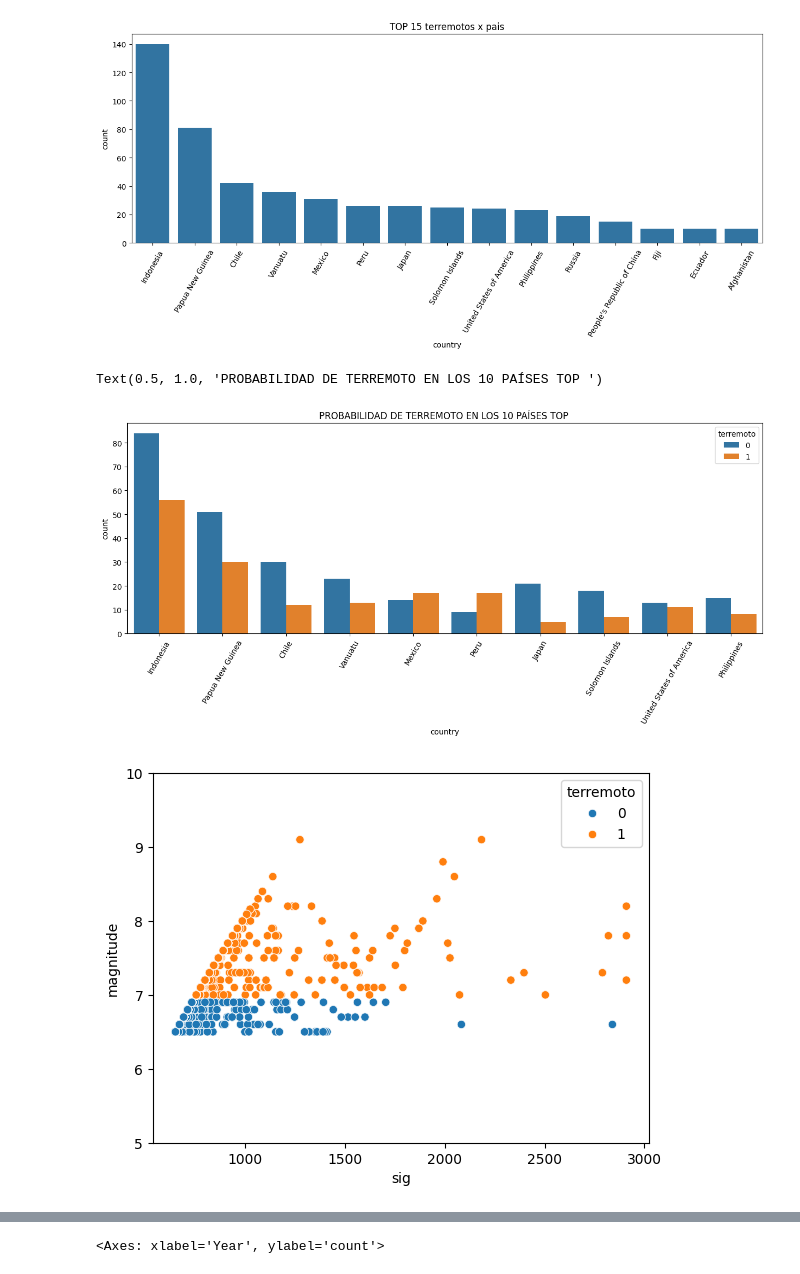
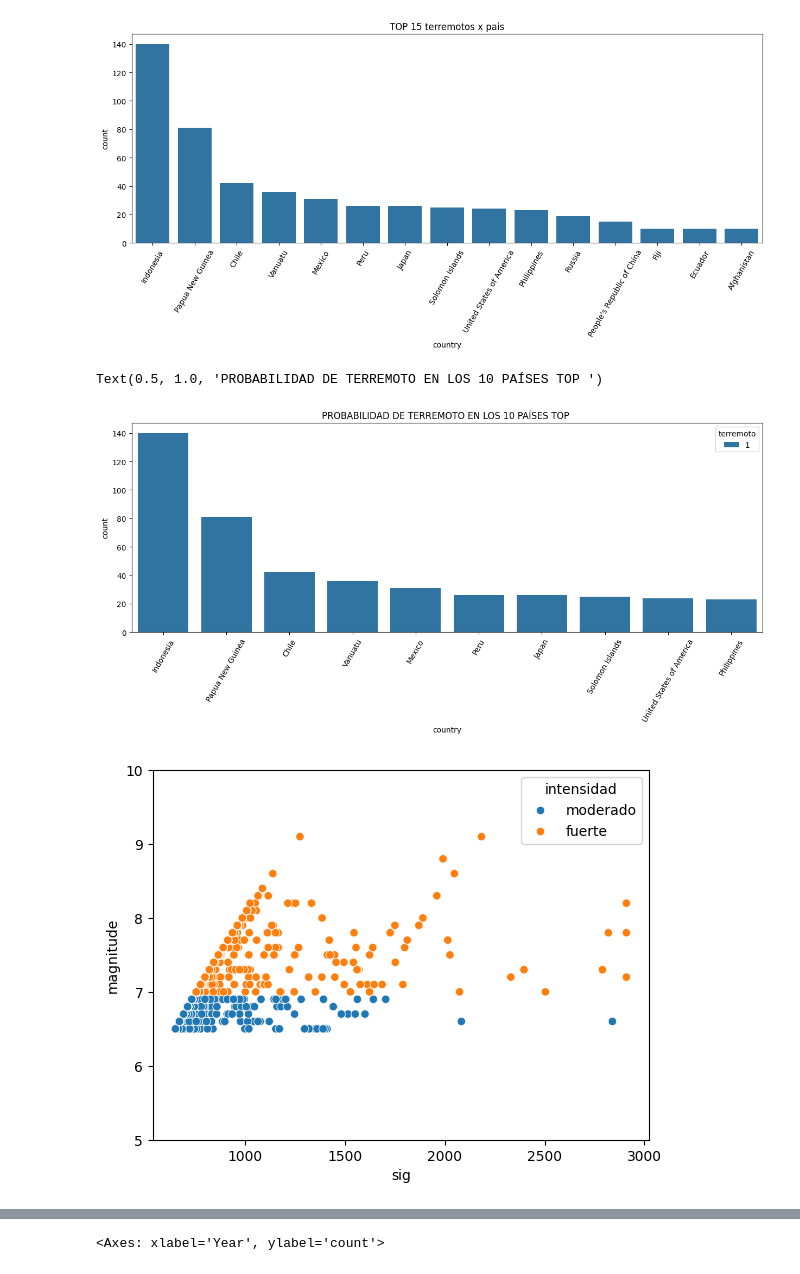
Before and after one commit to CristianLLDev/talentotech, a Jupyter notebook: Proyecto Final Regresion Logistica Terremotos/Proyecto_final_Bootcam_IA_Integrador_Terremotos_Cristian_Llanten.ipynb, the cells around one changed output, grey strips where cells are left out. Saved outputs shown, nothing was run; the diff lists cells and outputs as text; code cells hidden in the pictures.

```diff
--- a/Proyecto Final Regresion Logistica Terremotos/Proyecto_final_Bootcam_IA_Integrador_Terremotos_Cristian_Llanten.ipynb
+++ b/Proyecto Final Regresion Logistica Terremotos/Proyecto_final_Bootcam_IA_Integrador_Terremotos_Cristian_Llanten.ipynb
@@ -8,11 +8,14 @@ from sklearn.linear_model import LogisticRegression
 from sklearn.metrics import classification_report, confusion_matrix, accuracy_score
 import seaborn as sns
 import matplotlib.pyplot as plt
+df_sredondeo =pd.read_csv("earthquake_1995-2023.csv")
+df = df_sredondeo.round(1)
+#en la escala de Richter, un terremoto se considera significativo a partir de una magnitud de 3.5.
 
-df = pd.read_csv("earthquake_1995-2023.csv")
-#en la escala de Richter, un terremoto se considera significativo a partir de una magnitud de 3.5.
-umbral_terremoto = 7
-df['terremoto'] = np.where(df['magnitude'] >= umbral_terremoto, 1, 0)
+df['terremoto'] = np.where(df['magnitude'] >= 3.5, 1, 0)
+# Crear la columna 'intensidad' con las categorías especificadas
+df['intensidad'] = np.where(df['magnitude'] <= 3.5, 'leve',
+                           np.where(df['magnitude'] <= 6.9, 'moderado', 'fuerte'))
 # %%
 pd.set_option('display.max_columns', None)
 pd.set_option('display.max_rows', None)
@@ -225,12 +239,12 @@ plt.title('PROBABILIDAD DE TERREMOTO EN LOS 10 PAÍSES TOP ')
 #Indonesia has the highest number of earthquakes worldwide, but Papua New Guinea and Philippines  has a very high risk of tsunamis following an earthquake.
 # %% [output]
 Text(0.5, 1.0, 'PROBABILIDAD DE TERREMOTO EN LOS 10 PAÍSES TOP ')
-[figure, old version]
+[figure, new version]
 # %%
-sns.scatterplot(x='sig',y='magnitude',data=df,hue='terremoto')
+sns.scatterplot(x='sig',y='magnitude',data=df,hue='intensidad')
 plt.ylim(5, 10)  # Ajusta los límites según tus necesidades
 plt.show()
 #the higher the magnitude higher the chance of tsunami
 # %% [output]
-[figure, old version]
+[figure, new version]
 # %%
```
Also changed, not shown: parts of 46 cells of this notebook, 3 other files.
